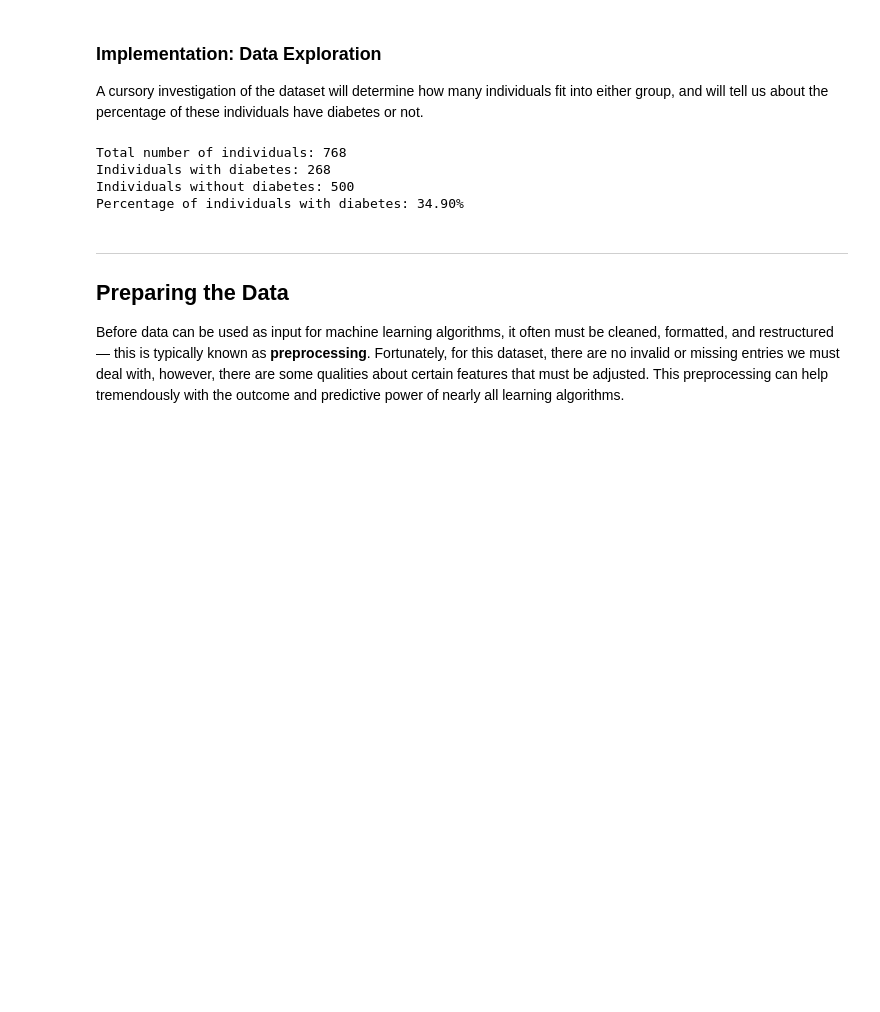
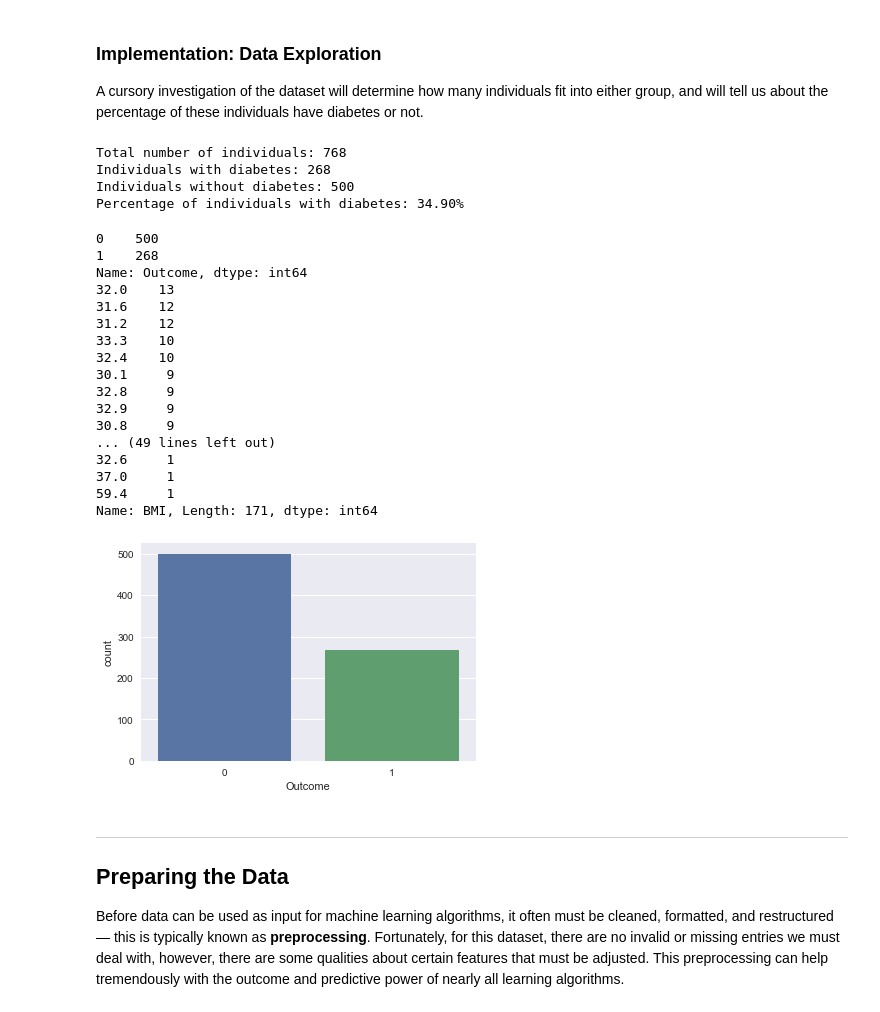
Before and after one commit to manas-mukherjee/MLTools, a Jupyter notebook: src/mlnd-projects/Capstone/diabetes/diabetes.ipynb, the cells around one changed output. Drawn from its saved outputs; the diff is of its cells as text; code cells hidden in the pictures; blank space fills up the shorter version.

```diff
--- a/src/mlnd-projects/Capstone/diabetes/diabetes.ipynb
+++ b/src/mlnd-projects/Capstone/diabetes/diabetes.ipynb
@@ -111,3 +111,27 @@ Total number of individuals: 768
 Individuals with diabetes: 268
 Individuals without diabetes: 500
 Percentage of individuals with diabetes: 34.90%
+# %%
+import seaborn as sns
+sns.countplot(data['Outcome'],label="Count")
+print data['Outcome'].value_counts()
+print data['BMI'][data['BMI'] > 28].value_counts()
+# %% [output]
+0    500
+1    268
+Name: Outcome, dtype: int64
+32.0    13
+31.6    12
+31.2    12
+33.3    10
+32.4    10
+30.1     9
+32.8     9
+32.9     9
+30.8     9
+... (49 lines left out)
+32.6     1
+37.0     1
+59.4     1
+Name: BMI, Length: 171, dtype: int64
+[figure, added]
```
Also changed, not shown: parts of 3 cells of this notebook, 1 other file.
